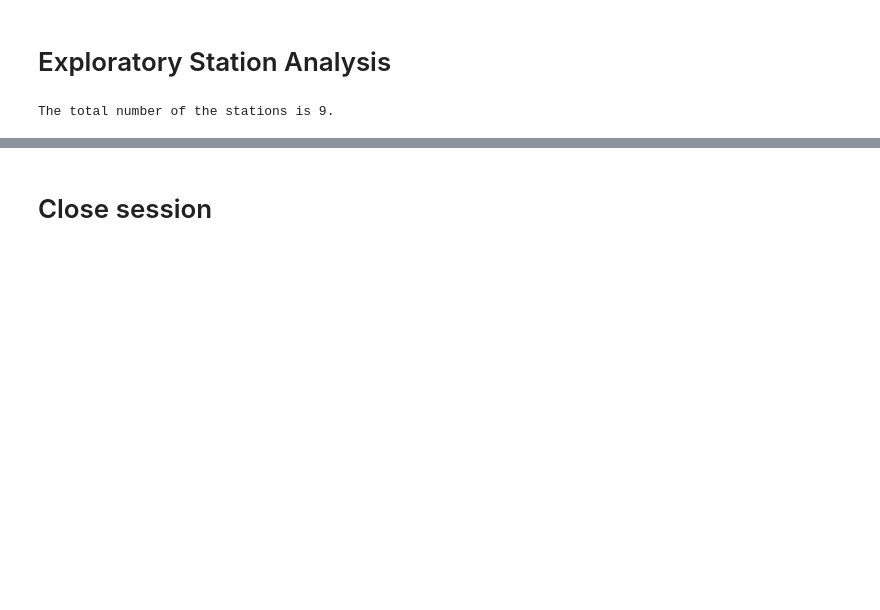
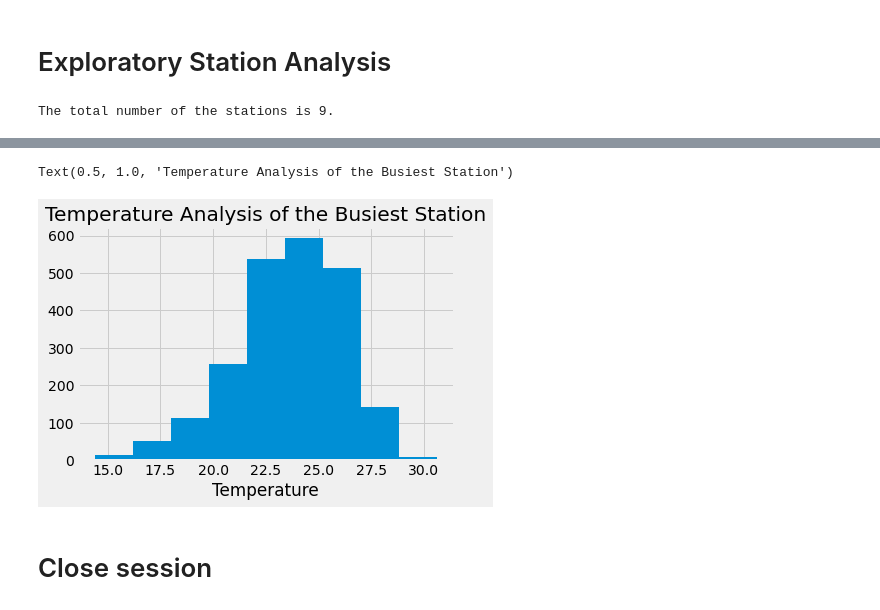
Before and after one commit to yan-ash/sqlalchemy-challenge, a Jupyter notebook: Surfups/climate.ipynb, the cells around one changed output, grey strips where cells are left out. Saved outputs shown, nothing was run; the diff lists cells and outputs as text; code cells hidden in the pictures; blank space fills up the shorter version.

```diff
--- a/Surfups/climate.ipynb
+++ b/Surfups/climate.ipynb
@@ -179,3 +193,9 @@ station_query
 # %%
 # Using the most active station id
 # Query the last 12 months of temperature observation data for this station and plot the results as a histogram
+# %%
+tobs_results = session.query(Measurement.date, Measurement.tobs).filter(Measurement.date >= year_ago_date).all()
+# %%
+tobs_pf=pd.DataFrame(tobs_results,columns=['date', 'temperature observation'])
+
+tobs_pf.set_index('date', inplace=True)
@@ -182,3 +212,11 @@ station_query
+# %%
+plt.hist(tobs_pf['temperature observation'],bins=9)
+plt.xlabel ("Temperature")
+
+plt.title("Temperature Analysis of the Busiest Station")
+# %% [output]
+Text(0.5, 1.0, 'Temperature Analysis of the Busiest Station')
+[figure, added]
 # %% [markdown]
 # Close session
 # %%
```
Also changed, not shown: parts of 8 cells of this notebook, 2 other files.
